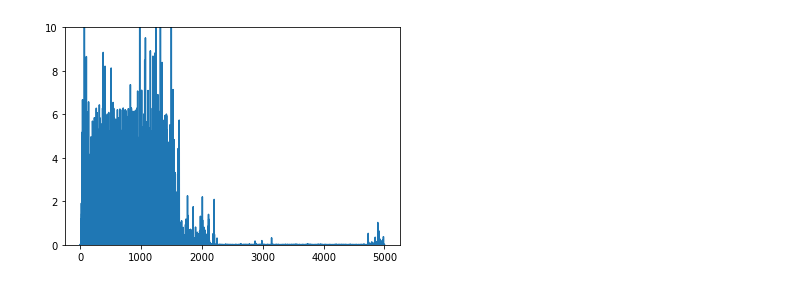
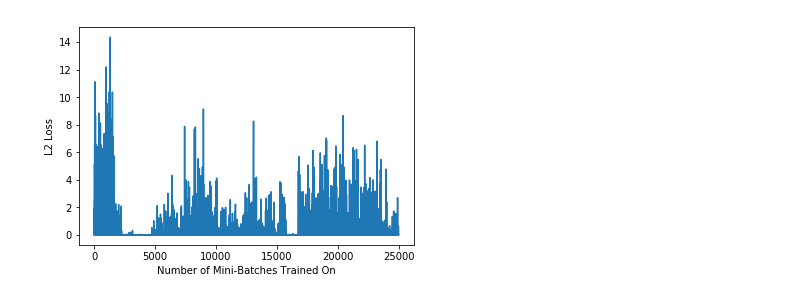
Before and after one commit to rvansoelen/mriDenoiser, a Jupyter notebook: tester.ipynb, the cells around one changed output. Cells and saved outputs as stored; diff of their text form; code cells hidden in the pictures.

```diff
--- a/tester.ipynb
+++ b/tester.ipynb
@@ -207,12 +188,14 @@ AttributeError: MAPEstimator instance has no attribute 'E'
 # %%
 #Show the loss of a training run
 import foe
 import  matplotlib.pyplot as plt
-filename = './output/3pn_pt3/model_3pn_500.foe'
+filename = './output/3pn_pt3/model_3pn_2500.foe'
 FoE = foe.load(filename)
 loss = FoE.errorHistory
 plt.plot(loss)
-plt.ylim((0, 10))
+plt.xlabel('Number of Mini-Batches Trained On')
+plt.ylabel('L2 Loss')
+#plt.ylim((0, 50))
 plt.show()
 # %% [output]
-[figure, old version]
+[figure, new version]
```
Also changed, not shown: parts of 17 cells of this notebook, 13 other files.
